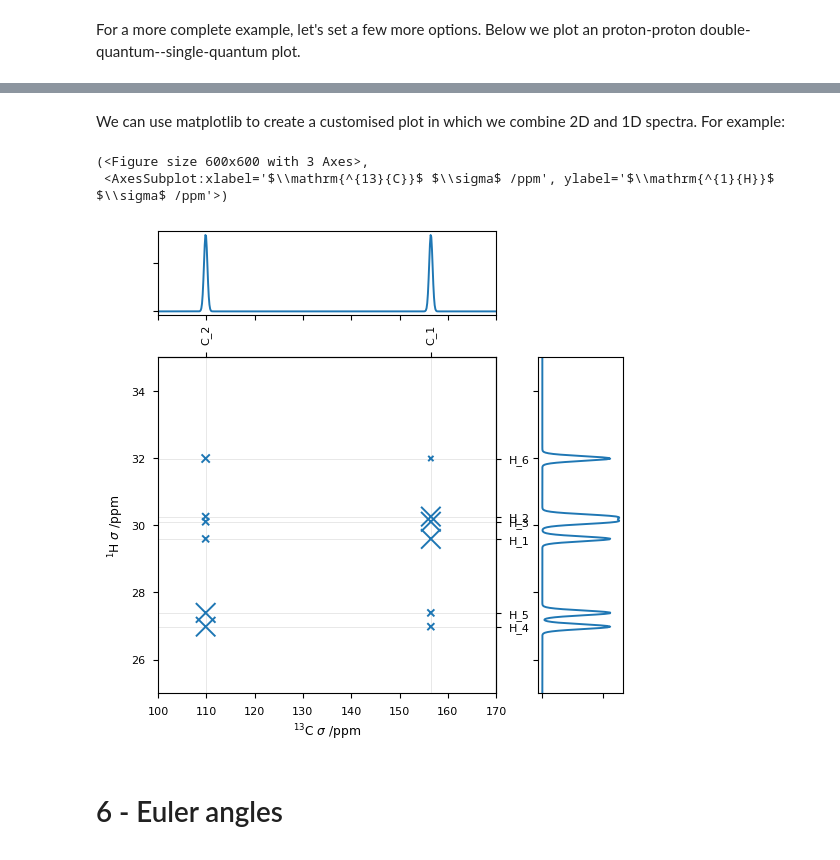
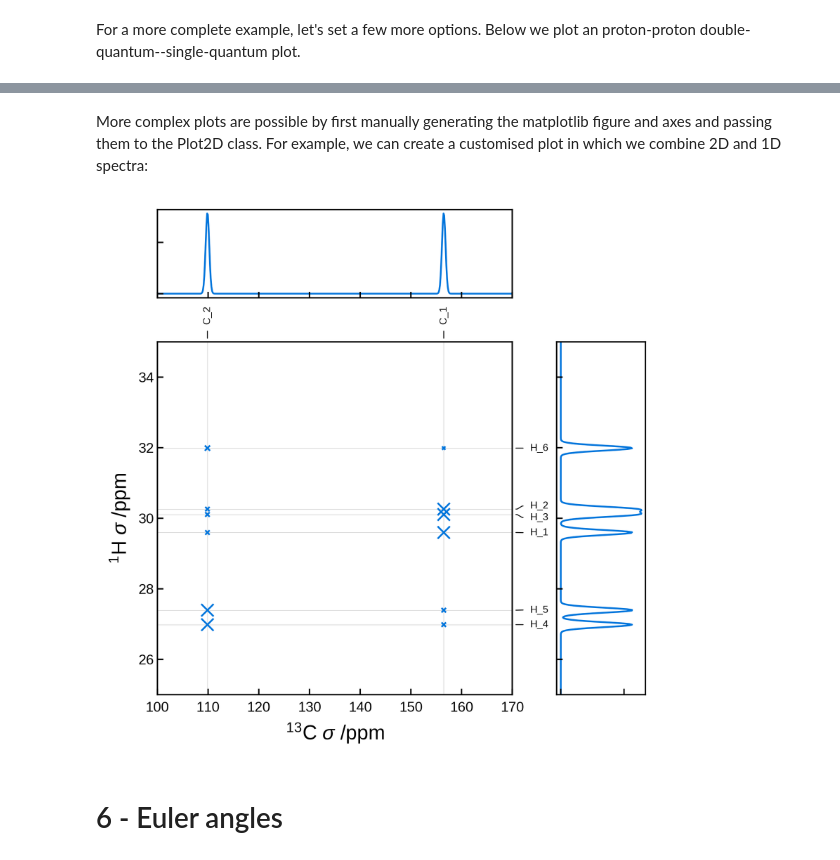
Before and after one commit to jkshenton/soprano, a Jupyter notebook: _sources/tutorials/05-nmr.ipynb, the cells around one changed output, grey strips where cells are left out. Drawn from its saved outputs; the diff is of its cells as text; code cells hidden in the pictures.

```diff
--- a/_sources/tutorials/05-nmr.ipynb
+++ b/_sources/tutorials/05-nmr.ipynb
@@ -439,9 +518,9 @@ plot.plot();
 # %% [markdown]
-We can use matplotlib to create a customised plot in which we combine 2D and 1D spectra. For example:
+More complex plots are possible by first manually generating the matplotlib figure and axes and passing them to the Plot2D class. For example, we can create a customised plot in which we combine 2D and 1D spectra:
 # %%
 import matplotlib.pyplot as plt
 from matplotlib.gridspec import GridSpec
-from soprano.calculate.nmr import NMRCalculator, NMRFlags
+from soprano.calculate.nmr.nmr import NMRCalculator, NMRFlags
 
 xlims = (100, 170)
 ylims = (25, 35)
@@ -459,41 +538,41 @@ spec13C_iso, freqs13C = nCalc.spectrum_1d('13C', effects=NMRFlags.MAS, max_freq=
 
 
 # Create a figure with the 2D plot and 2 1D plots above and to the right of the 2D plot
-fig = plt.figure(figsize=(6,6))
+fig = plt.figure(figsize=(5,5))
 gs = GridSpec(2, 2, width_ratios=[4, 1], height_ratios=[1, 4])
 
 # Create the 1D plots
 ax1d_x = fig.add_subplot(gs[0, 0])
-ax1d_x.plot(freqs13C, spec13C_iso)
+ax1d_x.plot(freqs13C, spec13C_iso, lw=1)
 ax1d_x.set_xlim(xlims)
 ax1d_x.set_xticklabels([])
 ax1d_x.set_yticklabels([])
 
 ax1d_y = fig.add_subplot(gs[1, 1])
-ax1d_y.plot(spec1H_iso, freqs1H)
+ax1d_y.plot(spec1H_iso, freqs1H, lw=1)
 ax1d_y.set_ylim(ylims)
 ax1d_y.set_xticklabels([])
 ax1d_y.set_yticklabels([])
 
 # Create the 2D plot
 ax2d = fig.add_subplot(gs[1, 0])
 plot = Plot2D(
     atoms,
     xelement = 'C',
     yelement = 'H',
     ax=ax2d,
     ylim=ylims,
     xlim=xlims,
     marker_color='C0',
     scale_marker_by='dipolar',
     marker='x',
     )
 
 plot.plot()
+#increase space between subplots
+plt.subplots_adjust(wspace=0.2, hspace=0.2)
 # %% [output]
-(<Figure size 600x600 with 3 Axes>,
- <AxesSubplot:xlabel='$\\mathrm{^{13}{C}}$ $\\sigma$ /ppm', ylabel='$\\mathrm{^{1}{H}}$ $\\sigma$ /ppm'>)
-[figure, old version]
+[figure, new version]
 # %% [markdown]
 # 6 - Euler angles
 # %% [markdown]
```
Also changed, not shown: parts of 11 cells of this notebook, 20 other files.
